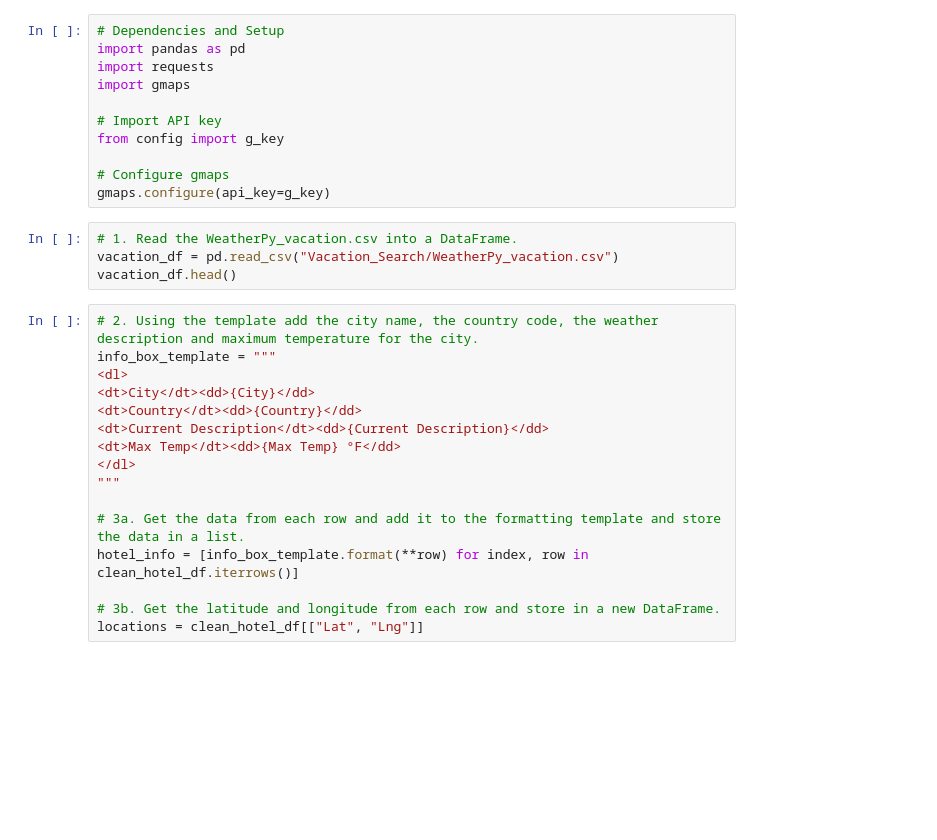
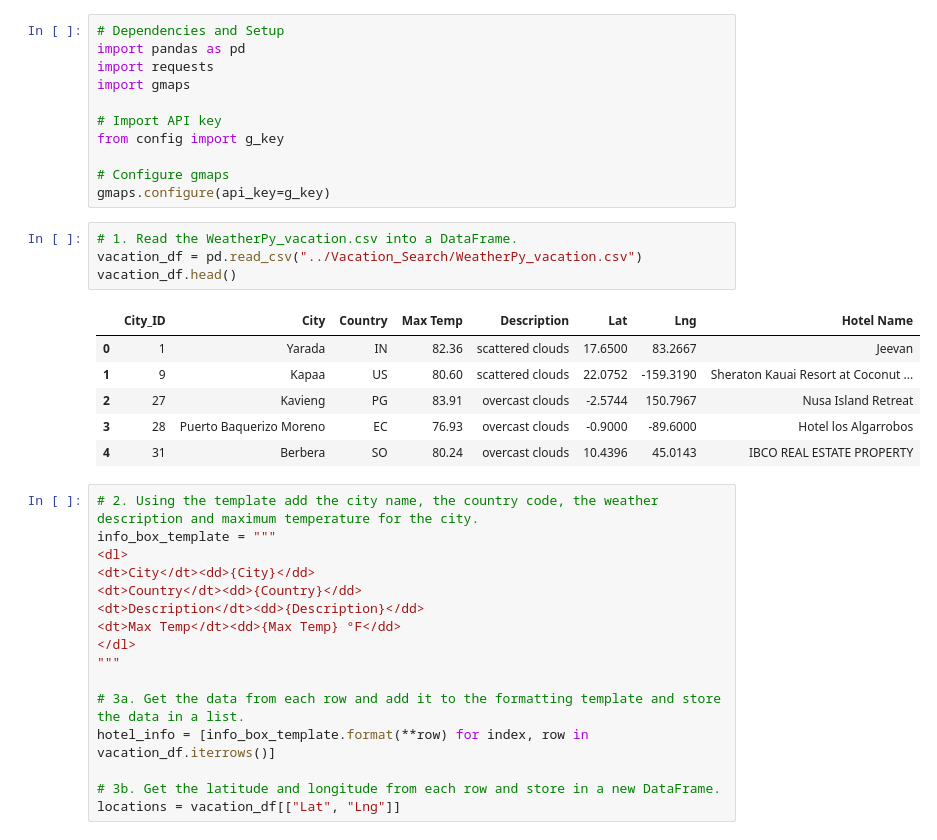
Before and after one commit to skylarblack96/World_Weather_Analysis, a Jupyter notebook: Vacation_Itinerary.ipynb, the cells around one changed output. Cells and saved outputs as stored; diff of their text form; blank space fills up the shorter version.

```diff
--- a/Vacation_Itinerary.ipynb
+++ b/Vacation_Itinerary.ipynb
@@ -13,21 +13,28 @@ from config import g_key
 gmaps.configure(api_key=g_key)
 # %%
 # 1. Read the WeatherPy_vacation.csv into a DataFrame.
-vacation_df = pd.read_csv("Vacation_Search/WeatherPy_vacation.csv")
+vacation_df = pd.read_csv("../Vacation_Search/WeatherPy_vacation.csv")
 vacation_df.head()
+# %% [output]
+|  | City_ID | City | Country | Max Temp | Description | Lat | Lng | Hotel Name |
+| 0 | 1 | Yarada | IN | 82.36 | scattered clouds | 17.6500 | 83.2667 | Jeevan |
+| 1 | 9 | Kapaa | US | 80.60 | scattered clouds | 22.0752 | -159.3190 | Sheraton Kauai Resort at Coconut ... |
+| 2 | 27 | Kavieng | PG | 83.91 | overcast clouds | -2.5744 | 150.7967 | Nusa Island Retreat |
+| 3 | 28 | Puerto Baquerizo Moreno | EC | 76.93 | overcast clouds | -0.9000 | -89.6000 | Hotel los Algarrobos |
+| 4 | 31 | Berbera | SO | 80.24 | overcast clouds | 10.4396 | 45.0143 | IBCO REAL ESTATE PROPERTY |
 # %%
 # 2. Using the template add the city name, the country code, the weather description and maximum temperature for the city.
 info_box_template = """
 <dl>
 <dt>City</dt><dd>{City}</dd>
 <dt>Country</dt><dd>{Country}</dd>
-<dt>Current Description</dt><dd>{Current Description}</dd>
+<dt>Description</dt><dd>{Description}</dd>
 <dt>Max Temp</dt><dd>{Max Temp} °F</dd>
 </dl>
 """
 
 # 3a. Get the data from each row and add it to the formatting template and store the data in a list.
-hotel_info = [info_box_template.format(**row) for index, row in clean_hotel_df.iterrows()]
+hotel_info = [info_box_template.format(**row) for index, row in vacation_df.iterrows()]
 
 # 3b. Get the latitude and longitude from each row and store in a new DataFrame.
-locations = clean_hotel_df[["Lat", "Lng"]]
+locations = vacation_df[["Lat", "Lng"]]
```
Also changed, not shown: parts of 13 cells of this notebook, 7 other files.
